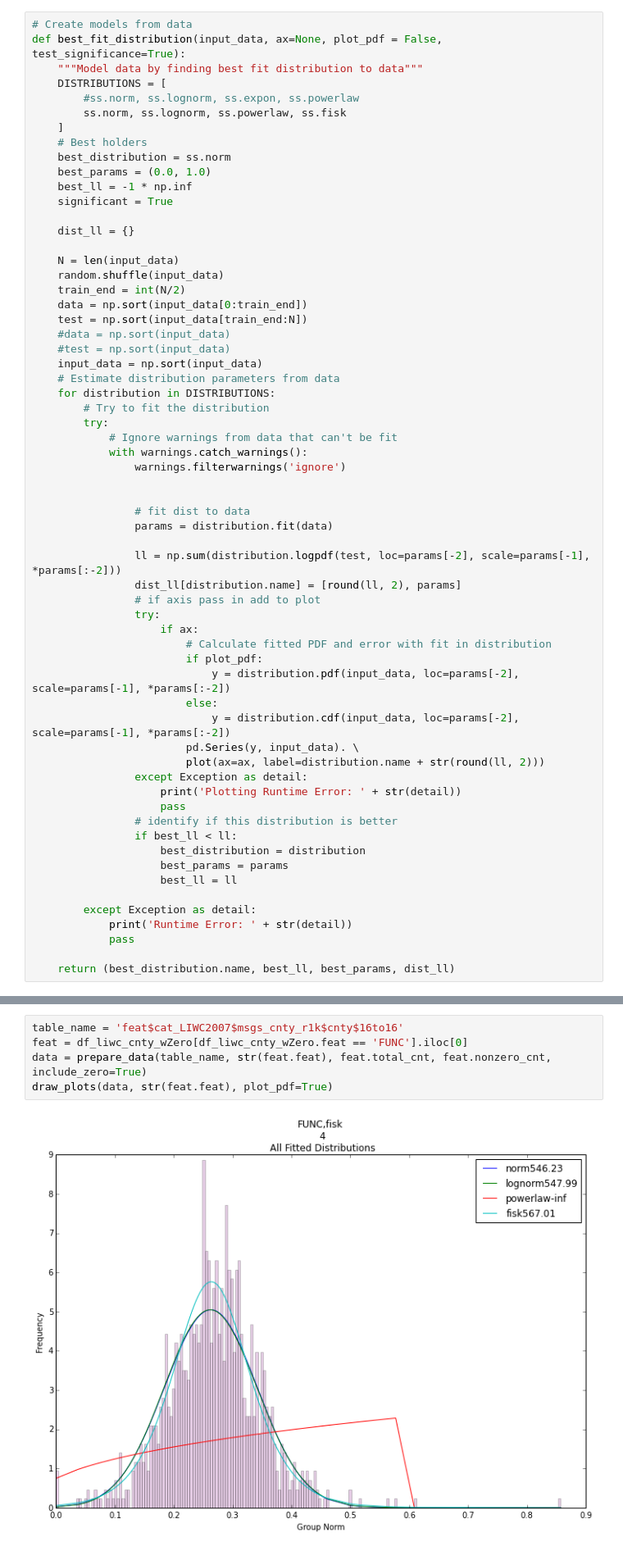
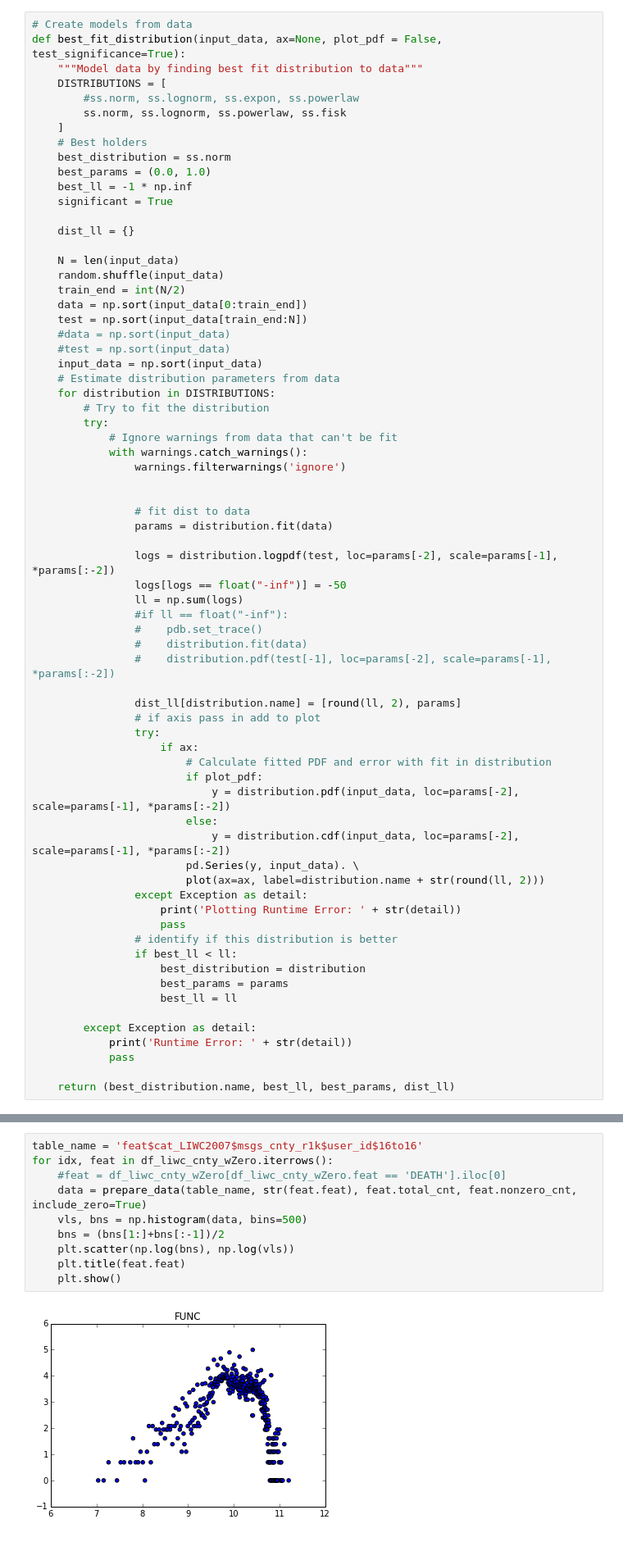
Before and after one commit to fataltes/feature_distribution, a Jupyter notebook: likelihood_2randsets_confidInterval.ipynb, the cells around one changed output, grey strips where cells are left out. Shown at 82% size. Saved outputs shown, nothing was run; the diff lists cells and outputs as text.

```diff
--- a/likelihood_2randsets_confidInterval.ipynb
+++ b/likelihood_2randsets_confidInterval.ipynb
@@ -88,7 +88,14 @@ def best_fit_distribution(input_data, ax=None, plot_pdf = False, test_significan
                 # fit dist to data
                 params = distribution.fit(data)
 
-                ll = np.sum(distribution.logpdf(test, loc=params[-2], scale=params[-1], *params[:-2]))
+                logs = distribution.logpdf(test, loc=params[-2], scale=params[-1], *params[:-2])
+                logs[logs == float("-inf")] = -50
+                ll = np.sum(logs)
+                #if ll == float("-inf"):
+                #    pdb.set_trace()
+                #    distribution.fit(data)
+                #    distribution.pdf(test[-1], loc=params[-2], scale=params[-1], *params[:-2])
+
                 dist_ll[distribution.name] = [round(ll, 2), params]
                 # if axis pass in add to plot
                 try:
@@ -387,9 +401,14 @@ norm:  50, 318, False
 # %% [markdown]
 # Choose any feature and see plot for that feature distribution.
 # %%
-table_name = 'feat$cat_LIWC2007$msgs_cnty_r1k$cnty$16to16'
-feat = df_liwc_cnty_wZero[df_liwc_cnty_wZero.feat == 'FUNC'].iloc[0]
-data = prepare_data(table_name, str(feat.feat), feat.total_cnt, feat.nonzero_cnt, include_zero=True)
-draw_plots(data, str(feat.feat), plot_pdf=True)
+table_name = 'feat$cat_LIWC2007$msgs_cnty_r1k$user_id$16to16'
+for idx, feat in df_liwc_cnty_wZero.iterrows():
+    #feat = df_liwc_cnty_wZero[df_liwc_cnty_wZero.feat == 'DEATH'].iloc[0]
+    data = prepare_data(table_name, str(feat.feat), feat.total_cnt, feat.nonzero_cnt, include_zero=True)
+    vls, bns = np.histogram(data, bins=500)
+    bns = (bns[1:]+bns[:-1])/2
+    plt.scatter(np.log(bns), np.log(vls))
+    plt.title(feat.feat)
+    plt.show()
 # %% [output]
-[figure, old version]
+[figure, new version]
```
Also changed, not shown: parts of 4 cells of this notebook.
